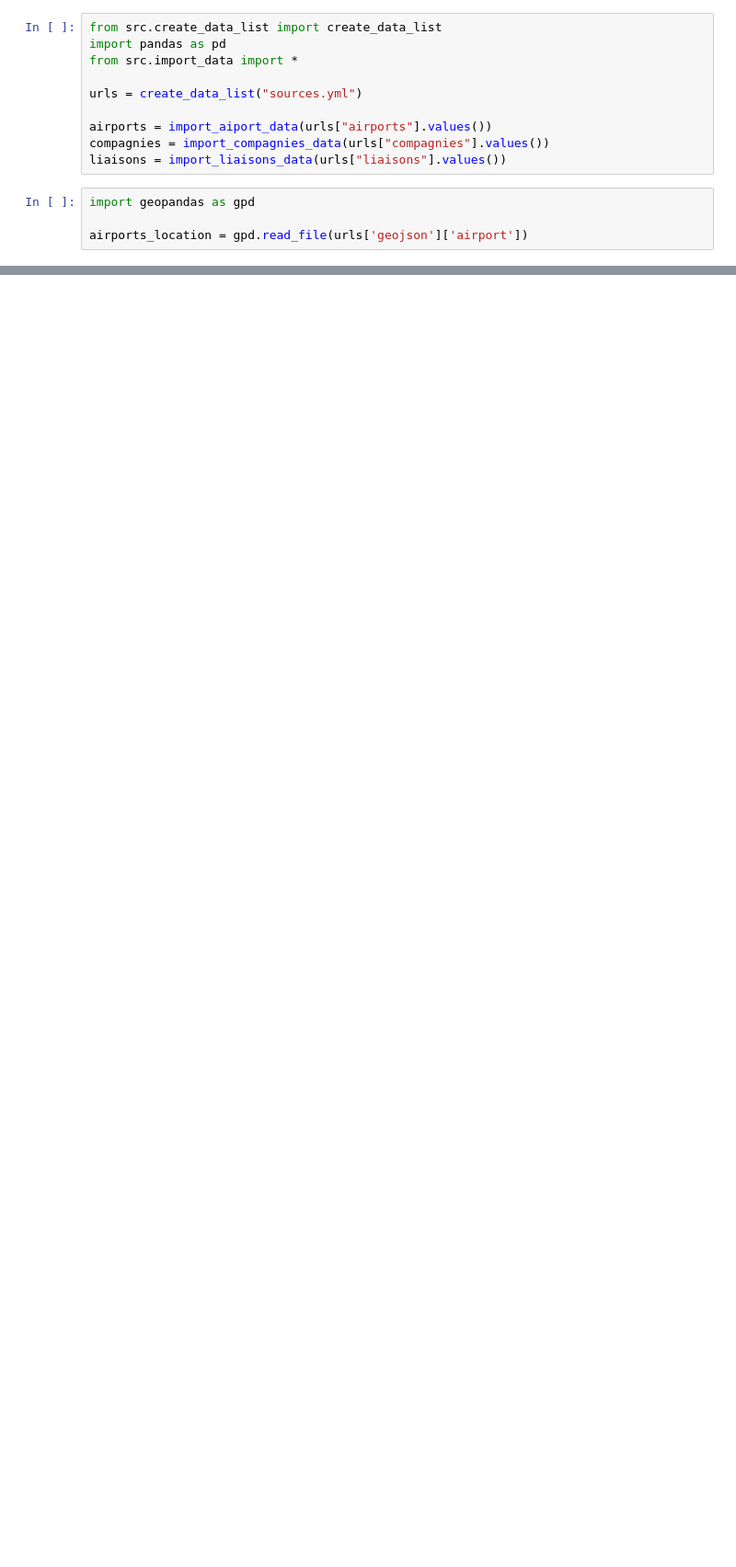
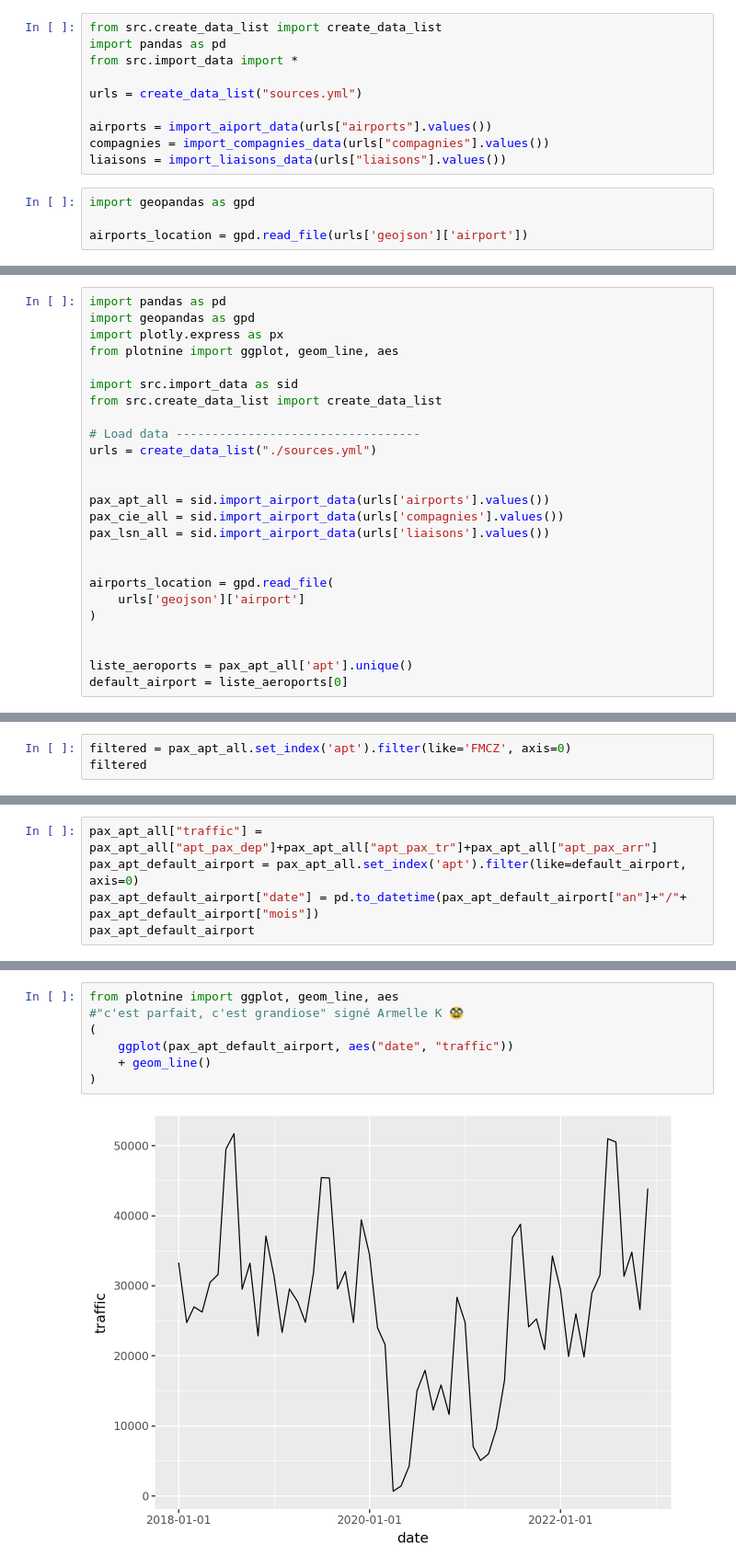
Before and after one commit to 4edawen/funathon2024_sujet2, a Jupyter notebook: test.ipynb, the cells around one changed output, grey strips where cells are left out. Shown at 92% size. Cells and saved outputs as stored; diff of their text form; blank space fills up the shorter version.

```diff
--- a/test.ipynb
+++ b/test.ipynb
@@ -28,3 +28,28 @@ folium.GeoJson(airports_location, tooltip=tooltip).add_to(map)
 map
 # %% [output]
 [interactive output not drawn]
+# %%
+import pandas as pd
+import geopandas as gpd
+import plotly.express as px
+from plotnine import ggplot, geom_line, aes
+
+import src.import_data as sid
+from src.create_data_list import create_data_list
+
+# Load data ----------------------------------
+urls = create_data_list("./sources.yml")
+
+
+pax_apt_all = sid.import_airport_data(urls['airports'].values())
+pax_cie_all = sid.import_airport_data(urls['compagnies'].values())
+pax_lsn_all = sid.import_airport_data(urls['liaisons'].values())
+
+
+airports_location = gpd.read_file(
+    urls['geojson']['airport']
+)
+
+
+liste_aeroports = pax_apt_all['apt'].unique()
+default_airport = liste_aeroports[0]
@@ -30,0 +72,3 @@ map
+# %%
+filtered = pax_apt_all.set_index('apt').filter(like='FMCZ', axis=0)
+filtered
@@ -30,0 +94,5 @@ map
+# %%
+pax_apt_all["traffic"] = pax_apt_all["apt_pax_dep"]+pax_apt_all["apt_pax_tr"]+pax_apt_all["apt_pax_arr"]
+pax_apt_default_airport = pax_apt_all.set_index('apt').filter(like=default_airport, axis=0)
+pax_apt_default_airport["date"] = pd.to_datetime(pax_apt_default_airport["an"]+"/"+ pax_apt_default_airport["mois"])
+pax_apt_default_airport
@@ -30,0 +118,9 @@ map
+# %%
+from plotnine import ggplot, geom_line, aes
+#"c'est parfait, c'est grandiose" signé Armelle K 🥸
+(
+    ggplot(pax_apt_default_airport, aes("date", "traffic"))
+    + geom_line()
+)
+# %% [output]
+[figure, added]
```
Also changed, not shown: parts of 8 cells of this notebook, 4 other files.
